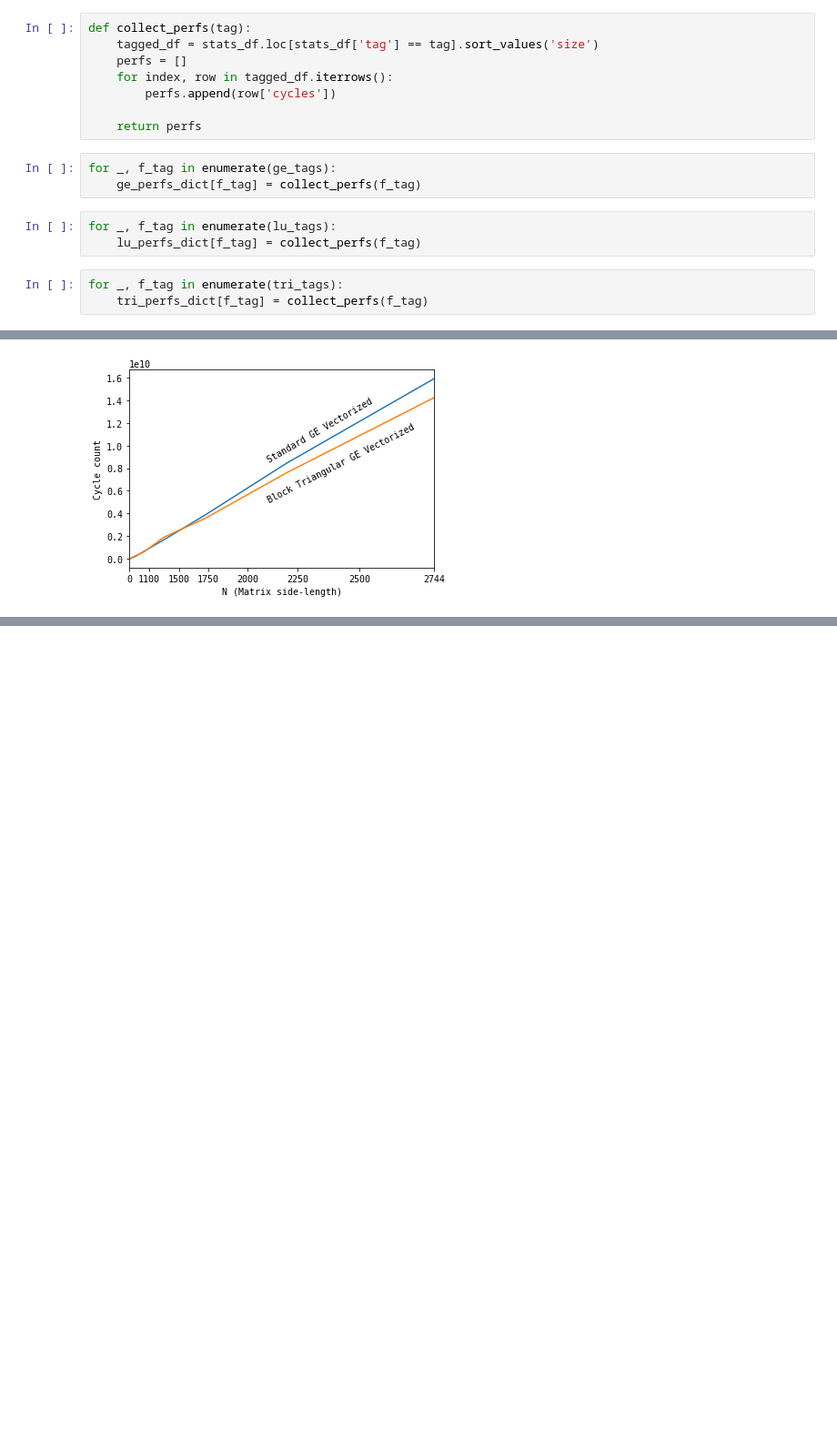
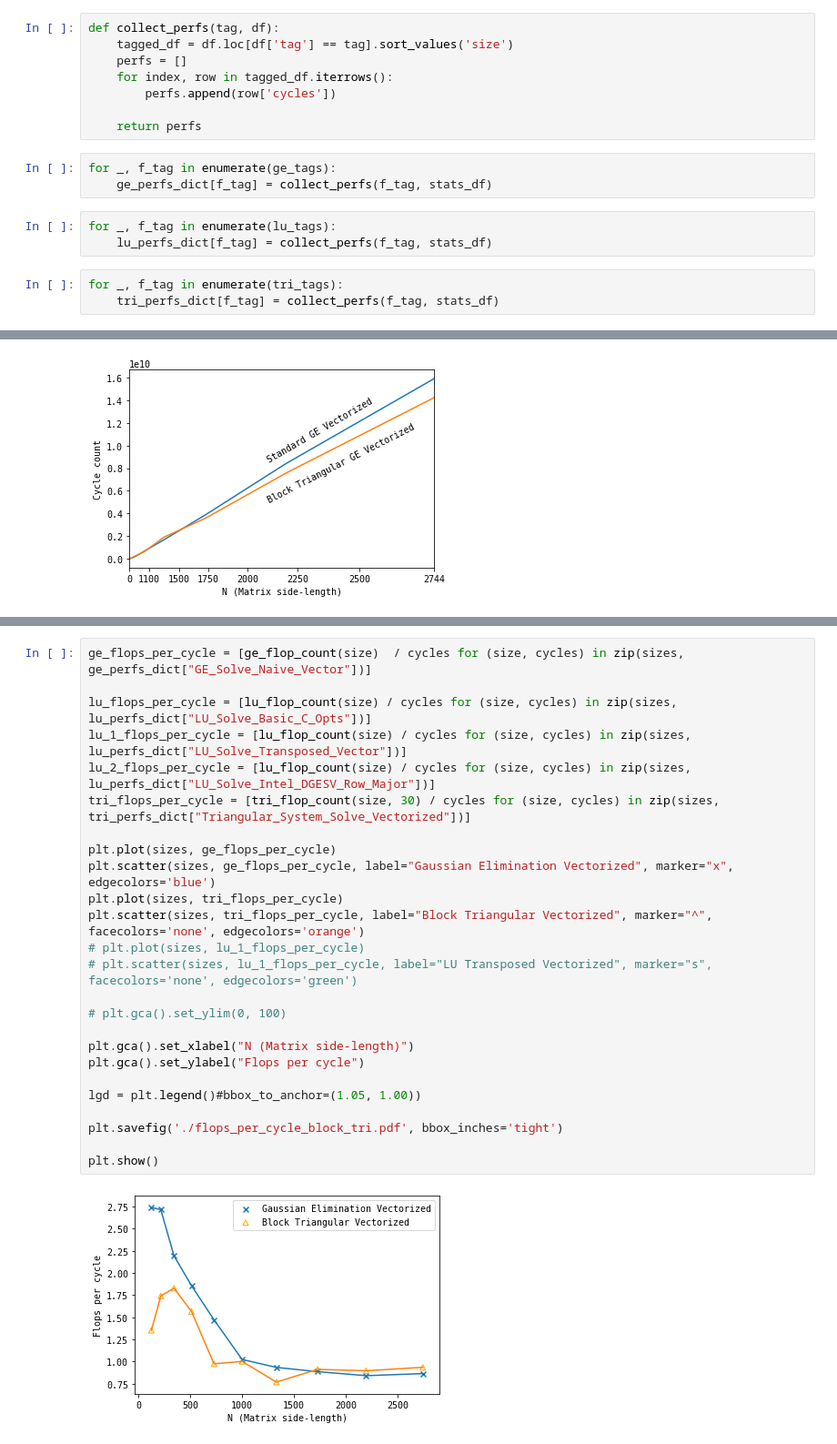
Before and after one commit to vogr/particle-swarm, a Jupyter notebook: graphing/graphing.ipynb, the cells around one changed output, grey strips where cells are left out. Shown at 91% size. Saved outputs shown, nothing was run; the diff lists cells and outputs as text; blank space fills up the shorter version.

Commit message:
new plotting, more fixes to run_perf_tests

```diff
--- a/graphing/graphing.ipynb
+++ b/graphing/graphing.ipynb
@@ -23,8 +32,8 @@ tri_perfs_dict = {}
 # collect_size
 sizes = stats_df['size'].sort_values().unique()
 # %%
-def collect_perfs(tag):
-    tagged_df = stats_df.loc[stats_df['tag'] == tag].sort_values('size')
+def collect_perfs(tag, df):
+    tagged_df = df.loc[df['tag'] == tag].sort_values('size')
     perfs = []
     for index, row in tagged_df.iterrows():
         perfs.append(row['cycles'])
@@ -32,10 +41,10 @@ def collect_perfs(tag):
     return perfs
 # %%
 for _, f_tag in enumerate(ge_tags):
-    ge_perfs_dict[f_tag] = collect_perfs(f_tag)
+    ge_perfs_dict[f_tag] = collect_perfs(f_tag, stats_df)
 # %%
 for _, f_tag in enumerate(lu_tags):
-    lu_perfs_dict[f_tag] = collect_perfs(f_tag)
+    lu_perfs_dict[f_tag] = collect_perfs(f_tag, stats_df)
 # %%
 for _, f_tag in enumerate(tri_tags):
-    tri_perfs_dict[f_tag] = collect_perfs(f_tag)
+    tri_perfs_dict[f_tag] = collect_perfs(f_tag, stats_df)
@@ -73,0 +87,27 @@ plt.show()
+# %%
+ge_flops_per_cycle = [ge_flop_count(size)  / cycles for (size, cycles) in zip(sizes, ge_perfs_dict["GE_Solve_Naive_Vector"])]
+
+lu_flops_per_cycle = [lu_flop_count(size) / cycles for (size, cycles) in zip(sizes, lu_perfs_dict["LU_Solve_Basic_C_Opts"])]
+lu_1_flops_per_cycle = [lu_flop_count(size) / cycles for (size, cycles) in zip(sizes, lu_perfs_dict["LU_Solve_Transposed_Vector"])]
+lu_2_flops_per_cycle = [lu_flop_count(size) / cycles for (size, cycles) in zip(sizes, lu_perfs_dict["LU_Solve_Intel_DGESV_Row_Major"])]
+tri_flops_per_cycle = [tri_flop_count(size, 30) / cycles for (size, cycles) in zip(sizes, tri_perfs_dict["Triangular_System_Solve_Vectorized"])]
+
+plt.plot(sizes, ge_flops_per_cycle)
+plt.scatter(sizes, ge_flops_per_cycle, label="Gaussian Elimination Vectorized", marker="x", edgecolors='blue')
+plt.plot(sizes, tri_flops_per_cycle)
+plt.scatter(sizes, tri_flops_per_cycle, label="Block Triangular Vectorized", marker="^", facecolors='none', edgecolors='orange')
+# plt.plot(sizes, lu_1_flops_per_cycle)
+# plt.scatter(sizes, lu_1_flops_per_cycle, label="LU Transposed Vectorized", marker="s", facecolors='none', edgecolors='green')
+
+# plt.gca().set_ylim(0, 100)
+
+plt.gca().set_xlabel("N (Matrix side-length)")
+plt.gca().set_ylabel("Flops per cycle")
+
+lgd = plt.legend()#bbox_to_anchor=(1.05, 1.00))
+
+plt.savefig('./flops_per_cycle_block_tri.pdf', bbox_inches='tight')
+
+plt.show()
+# %% [output]
+[figure, added]
```
Also changed, not shown: parts of 12 cells of this notebook, 2 other files.
